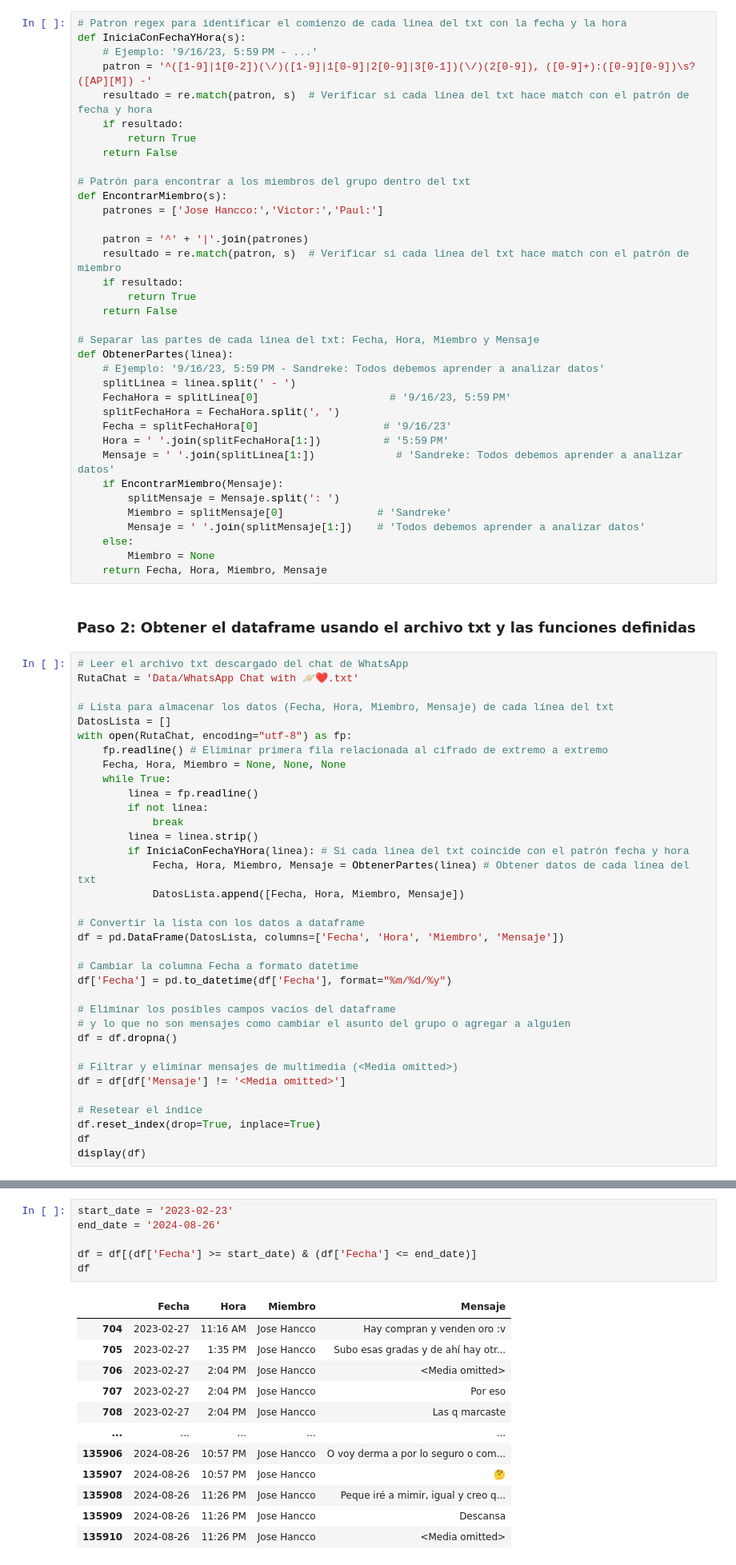
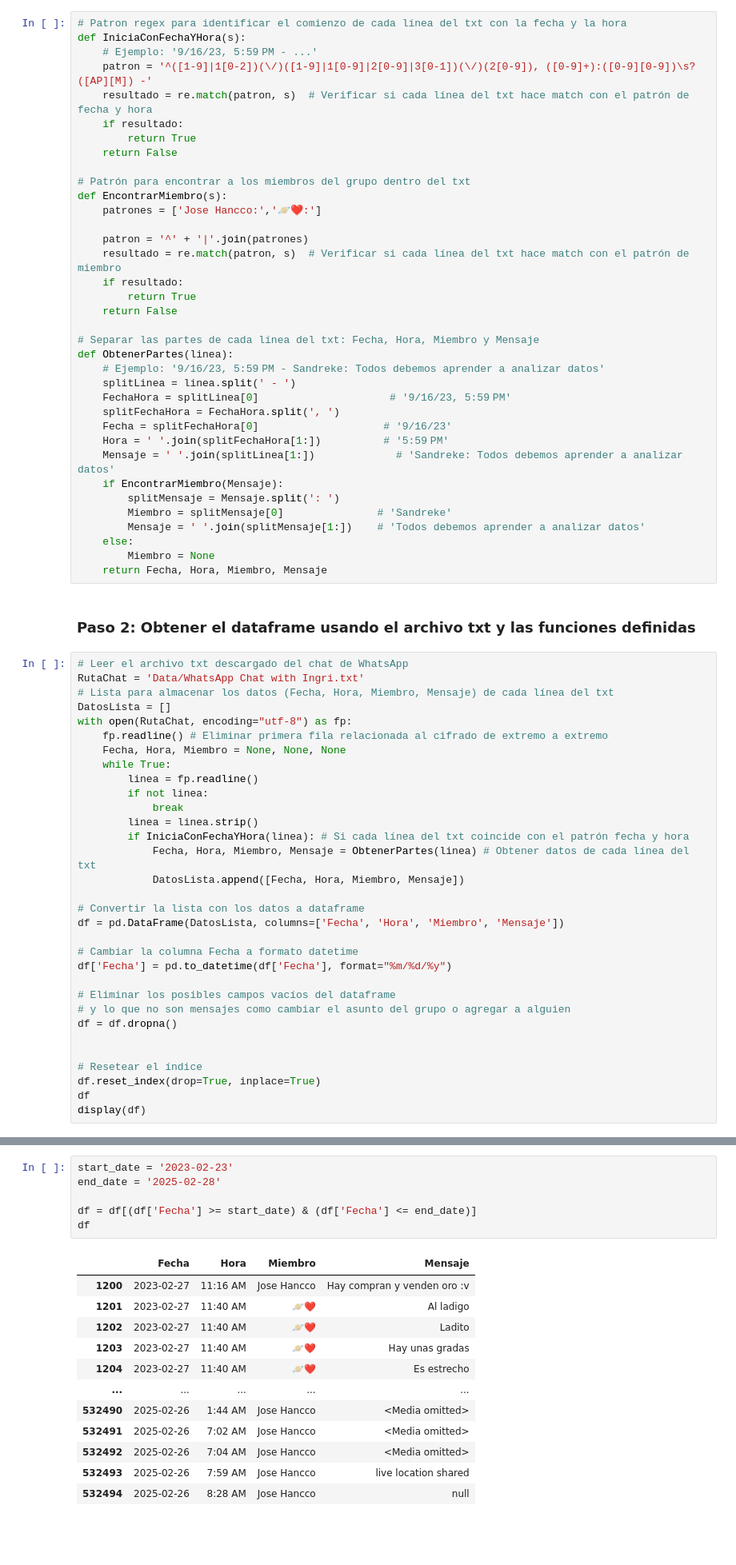
Before and after one commit to Jose4HM/whatsapp-chat-analysis-app, a Jupyter notebook: main.ipynb, the cells around one changed output, grey strips where cells are left out. Shown: that part at 80% size. Drawn from its saved outputs; the diff is of its cells as text; blank space fills up the shorter version.

```diff
--- a/main.ipynb
+++ b/main.ipynb
@@ -28,7 +28,7 @@ def IniciaConFechaYHora(s):
 
 # Patrón para encontrar a los miembros del grupo dentro del txt
 def EncontrarMiembro(s):
-    patrones = ['Jose Hancco:','Victor:','Paul:']
+    patrones = ['Jose Hancco:','🪐❤️:']
 
     patron = '^' + '|'.join(patrones)
     resultado = re.match(patron, s)  # Verificar si cada línea del txt hace match con el patrón de miembro
@@ -56,8 +56,7 @@ def ObtenerPartes(linea):
 ### Paso 2: Obtener el dataframe usando el archivo txt y las funciones definidas
 # %%
 # Leer el archivo txt descargado del chat de WhatsApp
-RutaChat = 'Data/WhatsApp Chat with 🪐❤️.txt'
-
+RutaChat = 'Data/WhatsApp Chat with Ingri.txt'
 # Lista para almacenar los datos (Fecha, Hora, Miembro, Mensaje) de cada línea del txt
 DatosLista = []
 with open(RutaChat, encoding="utf-8") as fp:
@@ -82,8 +81,6 @@ df['Fecha'] = pd.to_datetime(df['Fecha'], format="%m/%d/%y")
 # y lo que no son mensajes como cambiar el asunto del grupo o agregar a alguien
 df = df.dropna()
 
-# Filtrar y eliminar mensajes de multimedia (<Media omitted>)
-df = df[df['Mensaje'] != '<Media omitted>']
 
 # Resetear el índice
 df.reset_index(drop=True, inplace=True)
@@ -107,20 +104,20 @@ display(df)
 #### Filtrar el chat por fecha de acuerdo a lo requerido
 # %%
 start_date = '2023-02-23'
-end_date = '2024-08-26'
+end_date = '2025-02-28'
 
 df = df[(df['Fecha'] >= start_date) & (df['Fecha'] <= end_date)]
 df
 # %% [output]
 |  | Fecha | Hora | Miembro | Mensaje |
-| 704 | 2023-02-27 | 11:16 AM | Jose Hancco | Hay compran y venden oro :v |
-| 705 | 2023-02-27 | 1:35 PM | Jose Hancco | Subo esas gradas y de ahí hay otr... |
-| 706 | 2023-02-27 | 2:04 PM | Jose Hancco | <Media omitted> |
-| 707 | 2023-02-27 | 2:04 PM | Jose Hancco | Por eso |
-| 708 | 2023-02-27 | 2:04 PM | Jose Hancco | Las q marcaste |
+| 1200 | 2023-02-27 | 11:16 AM | Jose Hancco | Hay compran y venden oro :v |
+| 1201 | 2023-02-27 | 11:40 AM | 🪐❤️ | Al ladigo |
+| 1202 | 2023-02-27 | 11:40 AM | 🪐❤️ | Ladito |
+| 1203 | 2023-02-27 | 11:40 AM | 🪐❤️ | Hay unas gradas |
+| 1204 | 2023-02-27 | 11:40 AM | 🪐❤️ | Es estrecho |
 | ... | ... | ... | ... | ... |
-| 135906 | 2024-08-26 | 10:57 PM | Jose Hancco | O voy derma a por lo seguro o com... |
-| 135907 | 2024-08-26 | 10:57 PM | Jose Hancco | 🤔 |
-| 135908 | 2024-08-26 | 11:26 PM | Jose Hancco | Peque iré a mimir, igual y creo q... |
-| 135909 | 2024-08-26 | 11:26 PM | Jose Hancco | Descansa |
-| 135910 | 2024-08-26 | 11:26 PM | Jose Hancco | <Media omitted> |
+| 532490 | 2025-02-26 | 1:44 AM | Jose Hancco | <Media omitted> |
+| 532491 | 2025-02-26 | 7:02 AM | Jose Hancco | <Media omitted> |
+| 532492 | 2025-02-26 | 7:04 AM | Jose Hancco | <Media omitted> |
+| 532493 | 2025-02-26 | 7:59 AM | Jose Hancco | live location shared |
+| 532494 | 2025-02-26 | 8:28 AM | Jose Hancco | null |
```
Also changed, not shown: parts of 12 cells of this notebook, 5 other files.
